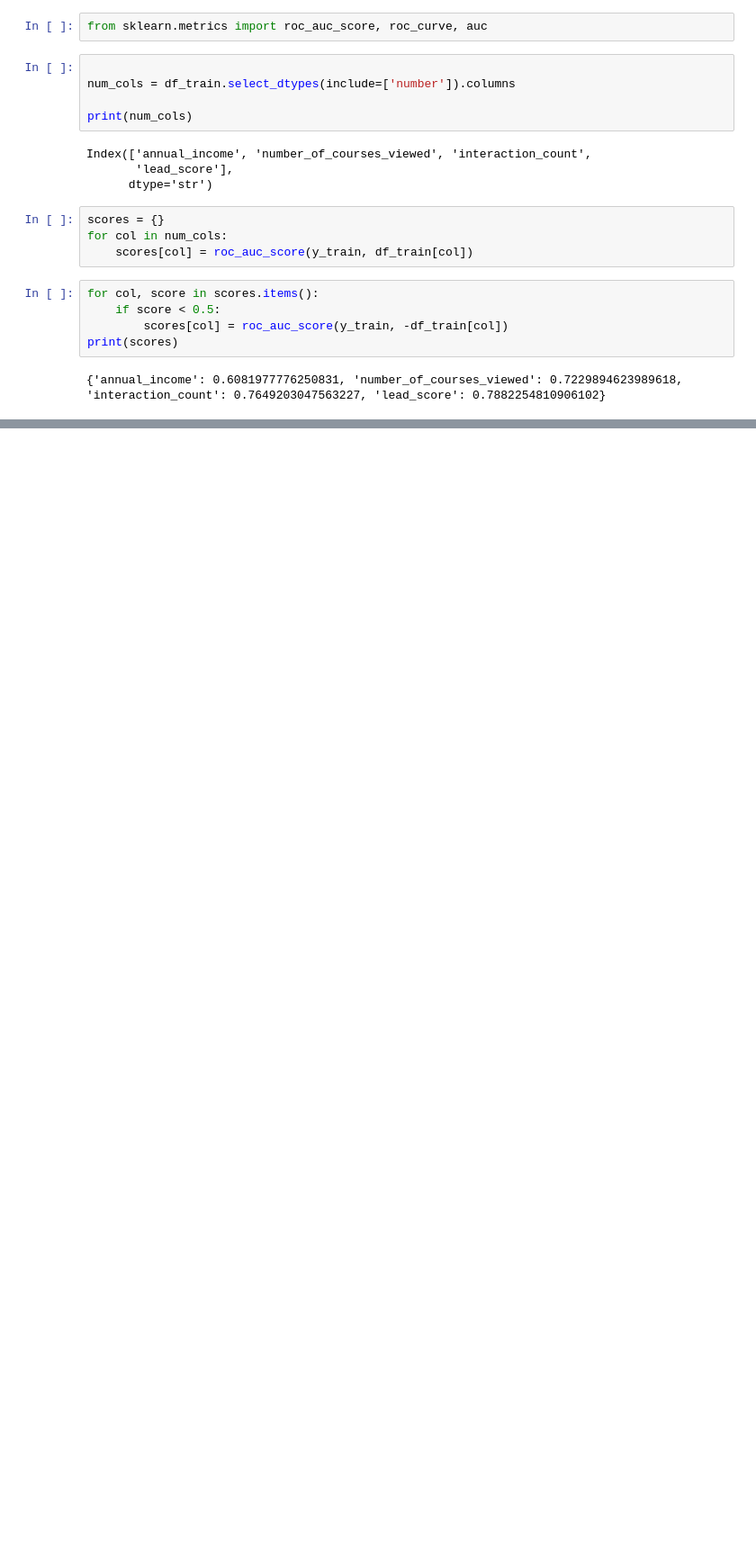
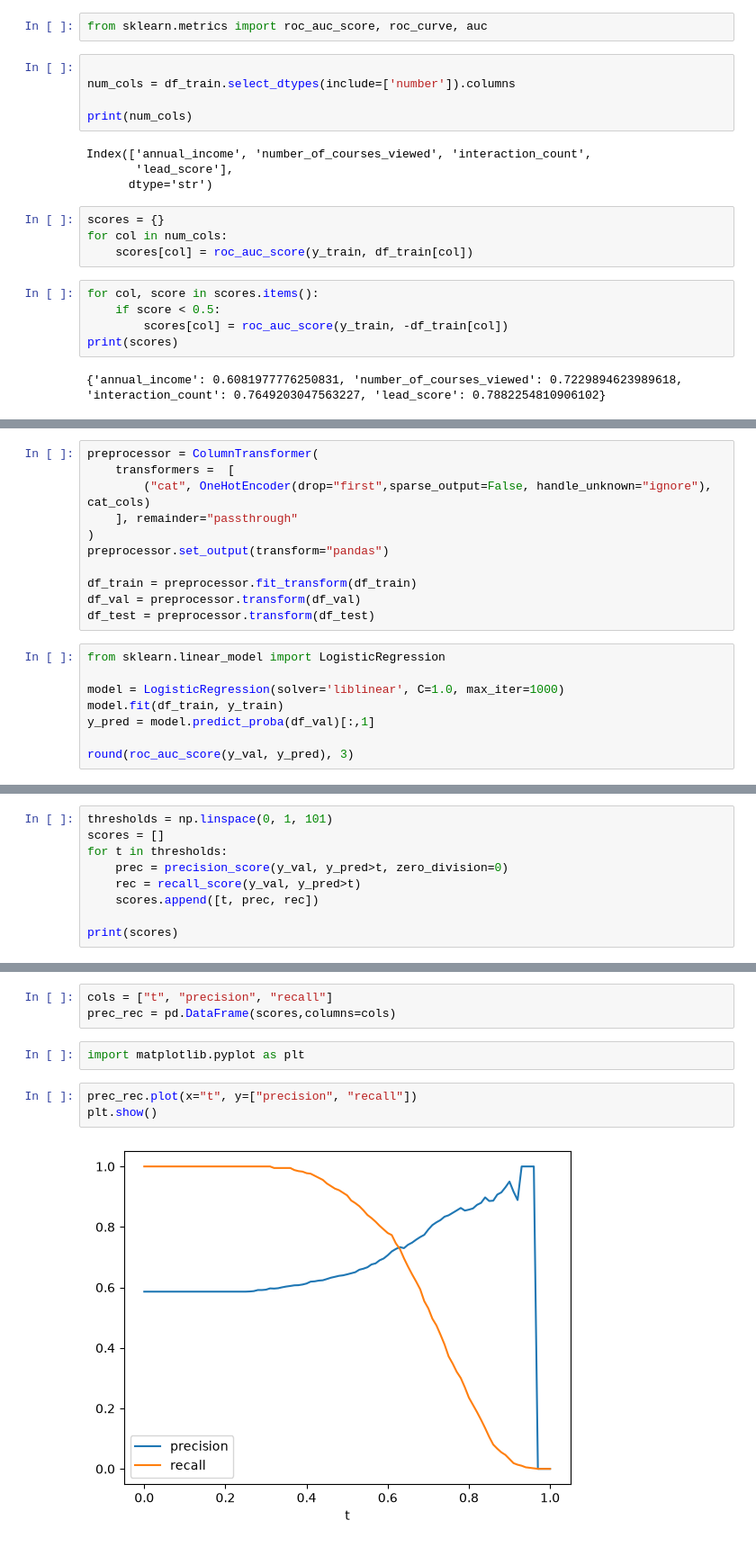
Before and after one commit to NameRectified/ml-zoomcamp, a Jupyter notebook: module-4/homework/main.ipynb, the cells around one changed output, grey strips where cells are left out. Shown at 90% size. Drawn from its saved outputs; the diff is of its cells as text; blank space fills up the shorter version.

```diff
--- a/module-4/homework/main.ipynb
+++ b/module-4/homework/main.ipynb
@@ -83,0 +87,19 @@ print(scores)
+# %%
+preprocessor = ColumnTransformer(
+    transformers =  [
+        ("cat", OneHotEncoder(drop="first",sparse_output=False, handle_unknown="ignore"), cat_cols)
+    ], remainder="passthrough"
+)
+preprocessor.set_output(transform="pandas")
+
+df_train = preprocessor.fit_transform(df_train)
+df_val = preprocessor.transform(df_val)
+df_test = preprocessor.transform(df_test)
+# %%
+from sklearn.linear_model import LogisticRegression
+
+model = LogisticRegression(solver='liblinear', C=1.0, max_iter=1000)
+model.fit(df_train, y_train)
+y_pred = model.predict_proba(df_val)[:,1]
+
+round(roc_auc_score(y_val, y_pred), 3)
@@ -83,0 +110,9 @@ print(scores)
+# %%
+thresholds = np.linspace(0, 1, 101)
+scores = []
+for t in thresholds:
+    prec = precision_score(y_val, y_pred>t, zero_division=0)
+    rec = recall_score(y_val, y_pred>t)
+    scores.append([t, prec, rec])
+
+print(scores)
@@ -83,0 +121,10 @@ print(scores)
+# %%
+cols = ["t", "precision", "recall"]
+prec_rec = pd.DataFrame(scores,columns=cols)
+# %%
+import matplotlib.pyplot as plt
+# %%
+prec_rec.plot(x="t", y=["precision", "recall"])
+plt.show()
+# %% [output]
+[figure, added]
```
Also changed, not shown: parts of 9 cells of this notebook, 15 other files.
